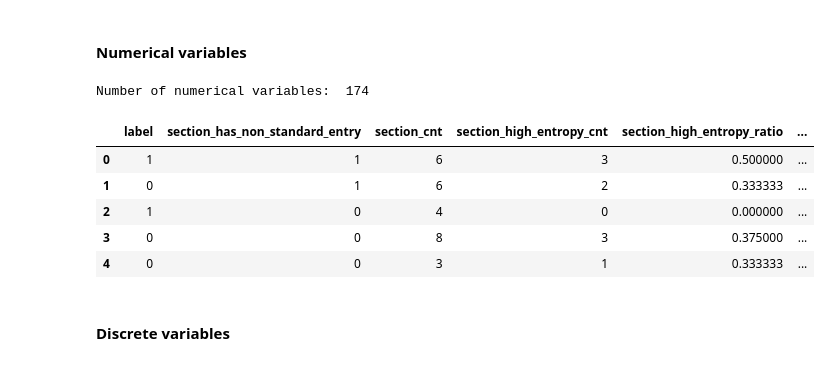
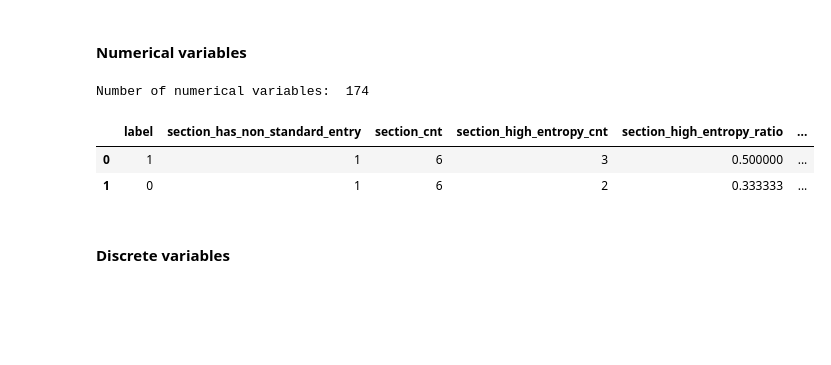
Before and after one commit to patrycjapiechowicz/cybersec, a Jupyter notebook: notebooks/part_1_feature_eingineering.ipynb, the cells around one changed output. Cells and saved outputs as stored; diff of their text form; code cells hidden in the pictures; blank space fills up the shorter version.

```diff
--- a/notebooks/part_1_feature_eingineering.ipynb
+++ b/notebooks/part_1_feature_eingineering.ipynb
@@ -97,19 +99,16 @@ df.head()
 # %%
 # make list of numerical variables
 num_vars = [var for var in df.columns if df[var].dtypes != 'O']
 
 print('Number of numerical variables: ', len(num_vars))
 
 # visualise the numerical variables
-df[num_vars].head()
+df[num_vars].head(2)
 # %% [output]
 Number of numerical variables:  174
 |  | label | section_has_non_standard_entry | section_cnt | section_high_entropy_cnt | section_high_entropy_ratio | ... |
 | 0 | 1 | 1 | 6 | 3 | 0.500000 | ... |
 | 1 | 0 | 1 | 6 | 2 | 0.333333 | ... |
-| 2 | 1 | 0 | 4 | 0 | 0.000000 | ... |
-| 3 | 0 | 0 | 8 | 3 | 0.375000 | ... |
-| 4 | 0 | 0 | 3 | 1 | 0.333333 | ... |
 # %% [markdown]
 #### Discrete variables
 # %%
```
Also changed, not shown: parts of 35 cells of this notebook.
